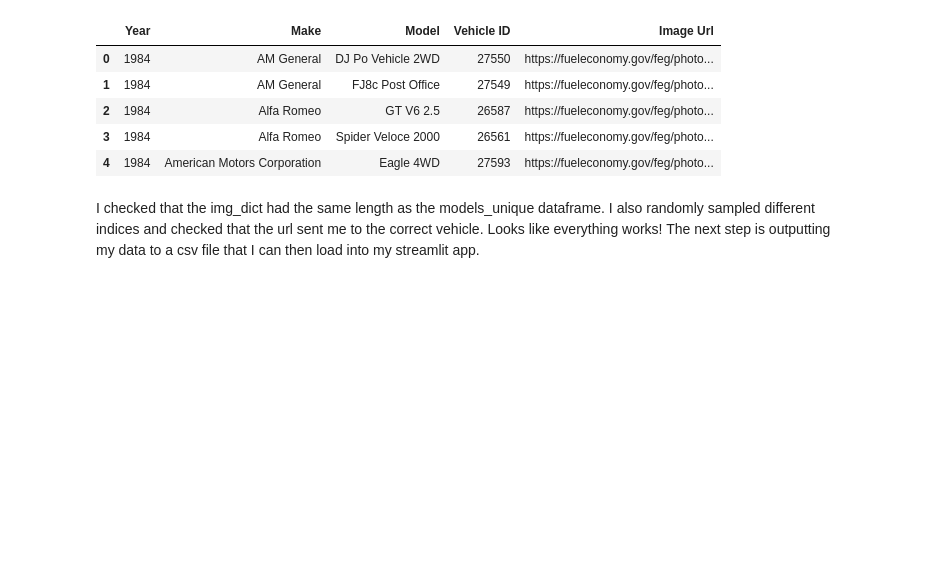
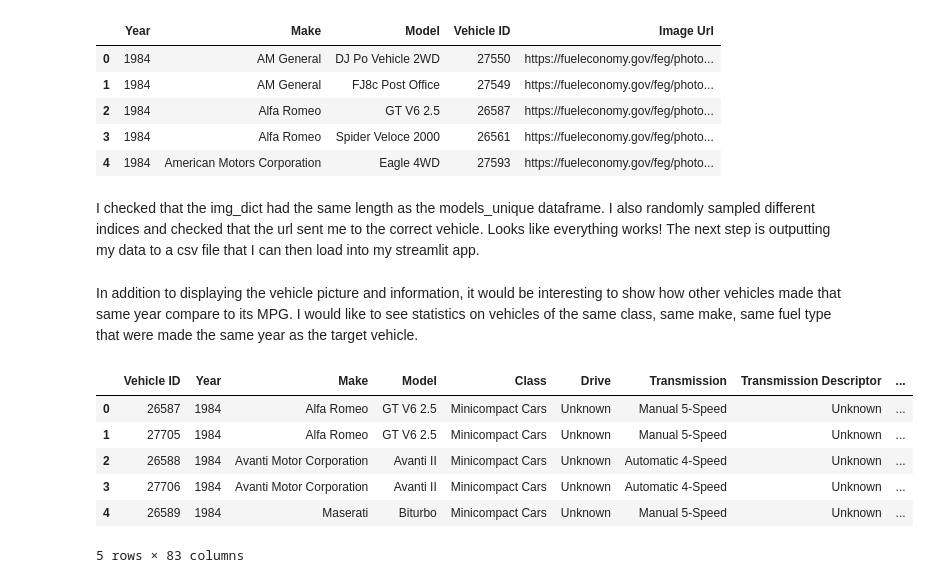
Before and after one commit to chloemd/DAT-1019-Chloe, a Jupyter notebook: Homework/Unit4/HW4_Fuel_Chloe_Part4.ipynb, the cells around one changed output. Saved outputs shown, nothing was run; the diff lists cells and outputs as text; code cells hidden in the pictures; blank space fills up the shorter version.

```diff
--- a/Homework/Unit4/HW4_Fuel_Chloe_Part4.ipynb
+++ b/Homework/Unit4/HW4_Fuel_Chloe_Part4.ipynb
@@ -125,3 +125,23 @@ models_unique.head()
 I checked that the img_dict had the same length as the models_unique dataframe. I also randomly sampled different indices and checked that the url sent me to the correct vehicle. Looks like everything works! The next step is outputting my data to a csv file that I can then load into my streamlit app.
 # %%
 #models_unique.to_csv('./data/fuelgov_img_urls.csv', index = False, header=True, encoding='utf-8-sig')
+# %% [markdown]
+In addition to displaying the vehicle picture and information, it would be interesting to show how other vehicles made that same year compare to its MPG. I would like to see statistics on vehicles of the same class, same make, same fuel type that were made the same year as the target vehicle.
+# %%
+class_mean = df.groupby(['Class', 'Year'])['Combined MPG (FT1)'].mean()
+df = df.merge(class_mean, on=['Class', 'Year'])
+
+df = df.rename(columns={'Combined MPG (FT1)_x':'Combined MPG (FT1)',
+                  'Combined MPG (FT1)_y':'MPG (Class Average)'})
+
+
+df['MPG - Class Ave. Difference'] = df['Combined MPG (FT1)'] - df['MPG (Class Average)']
+df.head()
+# %% [output]
+|  | Vehicle ID | Year | Make | Model | Class | Drive | Transmission | Transmission Descriptor | ... |
+| 0 | 26587 | 1984 | Alfa Romeo | GT V6 2.5 | Minicompact Cars | Unknown | Manual 5-Speed | Unknown | ... |
+| 1 | 27705 | 1984 | Alfa Romeo | GT V6 2.5 | Minicompact Cars | Unknown | Manual 5-Speed | Unknown | ... |
+| 2 | 26588 | 1984 | Avanti Motor Corporation | Avanti II | Minicompact Cars | Unknown | Automatic 4-Speed | Unknown | ... |
+| 3 | 27706 | 1984 | Avanti Motor Corporation | Avanti II | Minicompact Cars | Unknown | Automatic 4-Speed | Unknown | ... |
+| 4 | 26589 | 1984 | Maserati | Biturbo | Minicompact Cars | Unknown | Manual 5-Speed | Unknown | ... |
+5 rows × 83 columns
```
Also changed, not shown: parts of 5 cells of this notebook, 2 other files.
